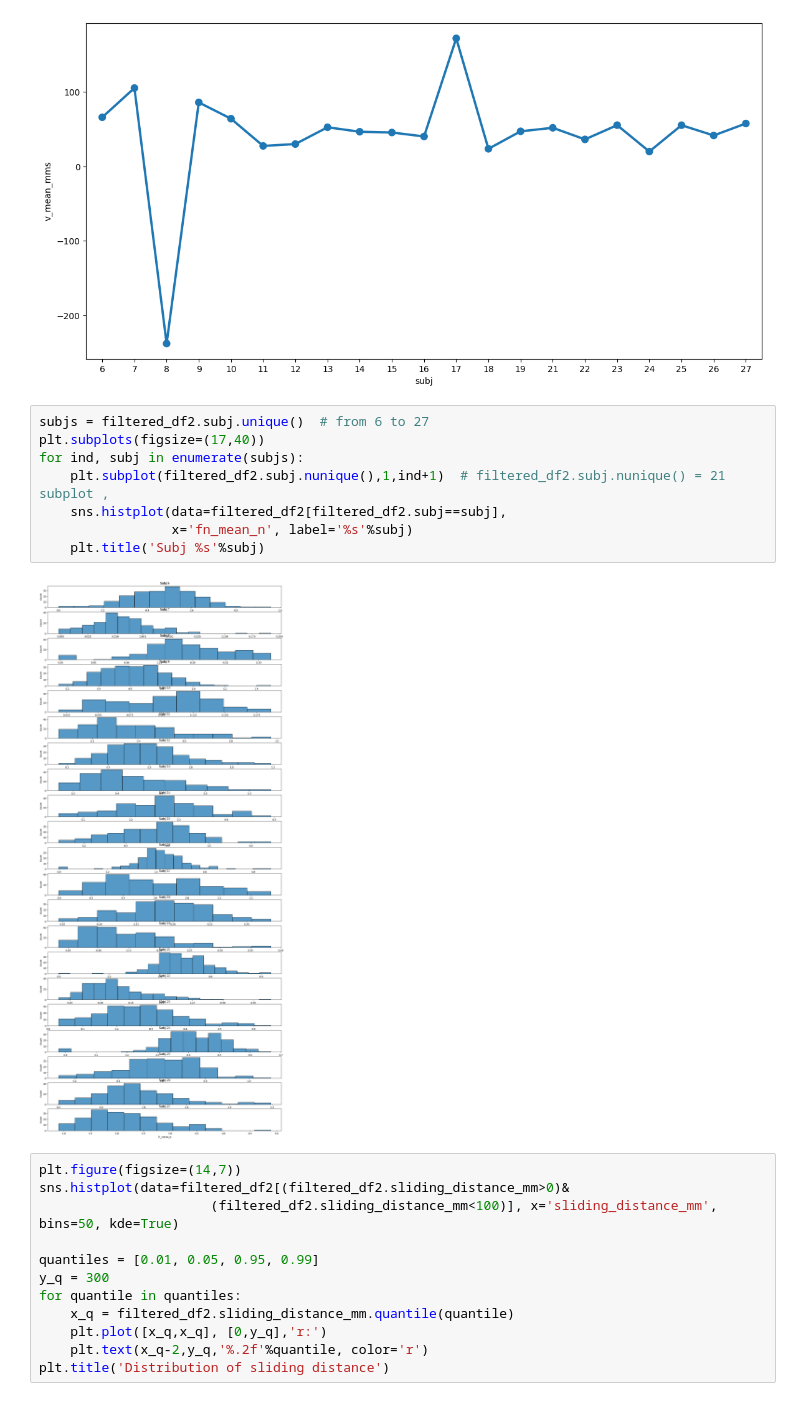
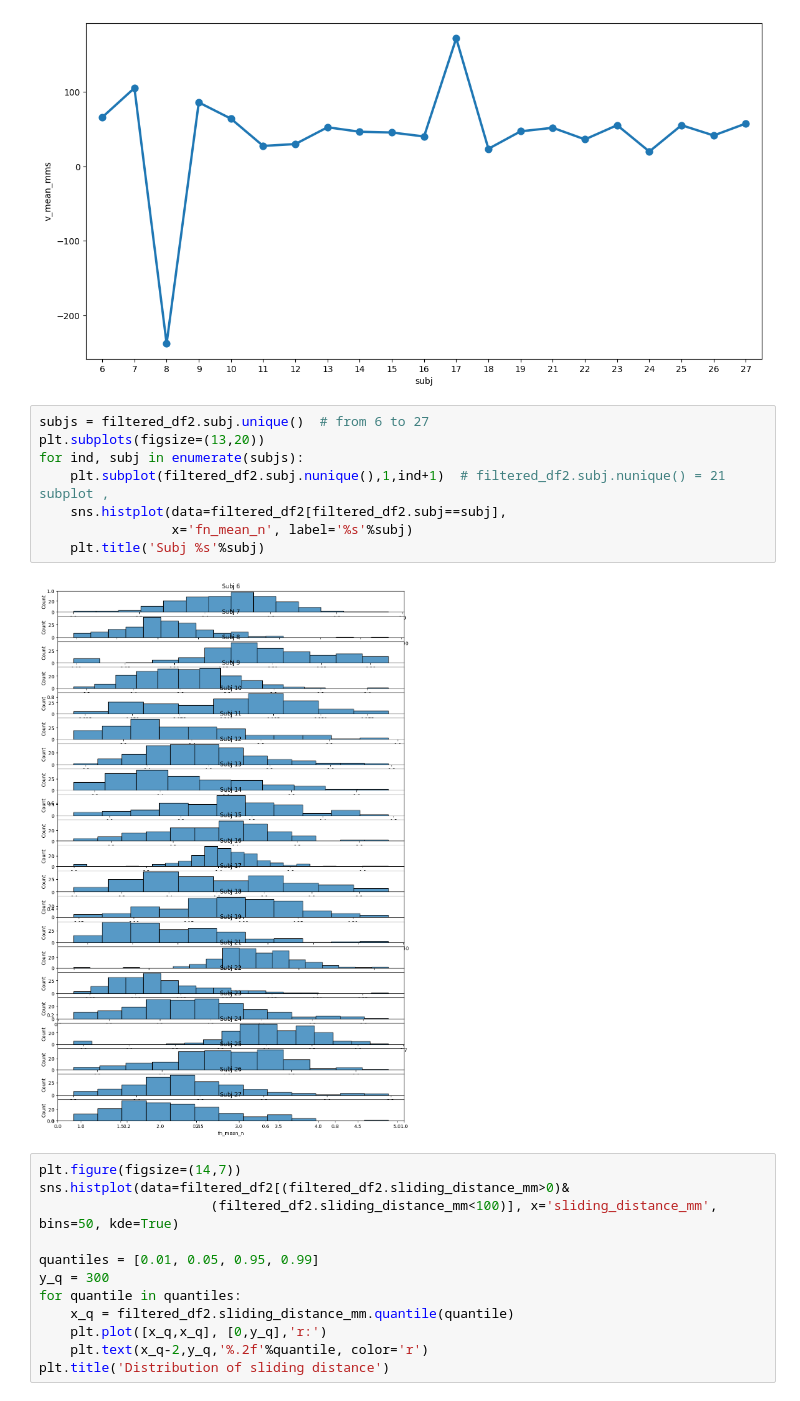
Before and after one commit to neuro-team-femto/revtact, a Jupyter notebook: analysis/analysis_beha_topo.ipynb, the cells around one changed output. Cells and saved outputs as stored; diff of their text form.

```diff
--- a/analysis/analysis_beha_topo.ipynb
+++ b/analysis/analysis_beha_topo.ipynb
@@ -442,14 +457,14 @@ sns.pointplot(data=v_mean_by_subject.reset_index(), x='subj',y='v_mean_mms')
 [figure]
 # %%
 subjs = filtered_df2.subj.unique()  # from 6 to 27
-plt.subplots(figsize=(17,40))
+plt.subplots(figsize=(13,20))
 for ind, subj in enumerate(subjs):
     plt.subplot(filtered_df2.subj.nunique(),1,ind+1)  # filtered_df2.subj.nunique() = 21 subplot ,
     sns.histplot(data=filtered_df2[filtered_df2.subj==subj],
                  x='fn_mean_n', label='%s'%subj)
     plt.title('Subj %s'%subj)
 # %% [output]
-[figure, old version]
+[figure, new version]
 # %%
 plt.figure(figsize=(14,7))
 sns.histplot(data=filtered_df2[(filtered_df2.sliding_distance_mm>0)&
```
Also changed, not shown: parts of 21 cells of this notebook, 2 other files.
